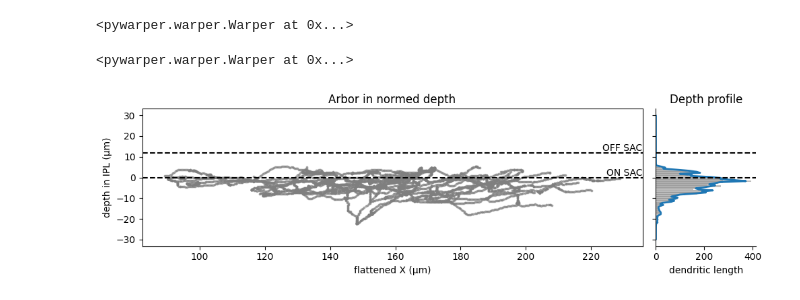
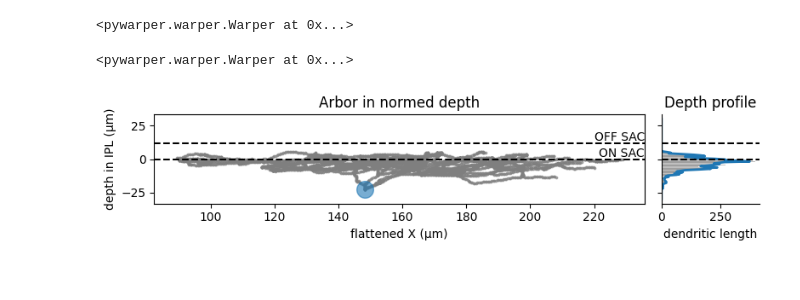
Before and after one commit to berenslab/pywarper, a Jupyter notebook: notebooks/0-example-with-warper.ipynb, the cells around one changed output. Drawn from its saved outputs; the diff is of its cells as text; code cells hidden in the pictures.

```diff
--- a/notebooks/0-example-with-warper.ipynb
+++ b/notebooks/0-example-with-warper.ipynb
@@ -72,8 +72,8 @@ w.get_arbor_denstiy()
 <pywarper.warper.Warper at 0x...>
 # %%
 fig, (ax_nodes, ax_prof) = plt.subplots(
-    2, 2,
-    figsize=(10, 10),
+    1, 2,
+    figsize=(8, 2),
     sharey=True,                 # align the y-axes
     gridspec_kw={'width_ratios': [5, 1]}
 )
@@ -84,31 +84,37 @@ ax_nodes.scatter(
     w.normed_arbor['nodes'][:, 2],   # depth (0…12 µm)
     s=3,  c='tab:gray', alpha=0.6
 )
 ax_nodes.set_xlabel('flattened X (µm)')
 ax_nodes.set_ylabel('depth in IPL (µm)')
 ax_nodes.set_title('Arbor in normed depth')
 
 # guide lines at ON / OFF SAC
 for y in (0, 12):
     ax_nodes.axhline(y, ls='--', c='k')
 ax_nodes.text(ax_nodes.get_xlim()[1], 0,
               'ON SAC', va='bottom', ha='right', fontsize=10)
 ax_nodes.text(ax_nodes.get_xlim()[1], 12,
               'OFF SAC', va='bottom', ha='right', fontsize=10)
 
+ax_nodes.scatter(
+    w.normed_arbor['nodes'][0, 0],
+    w.normed_arbor['nodes'][0, 2],
+    s=200,  c='tab:blue', alpha=0.6
+)
+
 # --- right: depth profile (horizontal) ----------------------------
 ax_prof.plot(w.z_dist, w.z_x, lw=2, c='tab:blue')
 ax_prof.barh(w.z_x, w.z_hist, color="gray", alpha=0.5)
 ax_prof.set_xlabel('dendritic length')
 ax_prof.set_title('Depth profile')
 ax_prof.axhline(0,  ls='--', c='k')
 ax_prof.axhline(12, ls='--', c='k')
 
 # remove unneeded spines to tidy the small panel
 ax_prof.spines['top'].set_visible(False)
 ax_prof.spines['right'].set_visible(False)
 
 fig.tight_layout()
 plt.show()
 # %% [output]
-[figure, old version]
+[figure, new version]
```
Also changed, not shown: parts of 6 cells of this notebook, 1 other file.
